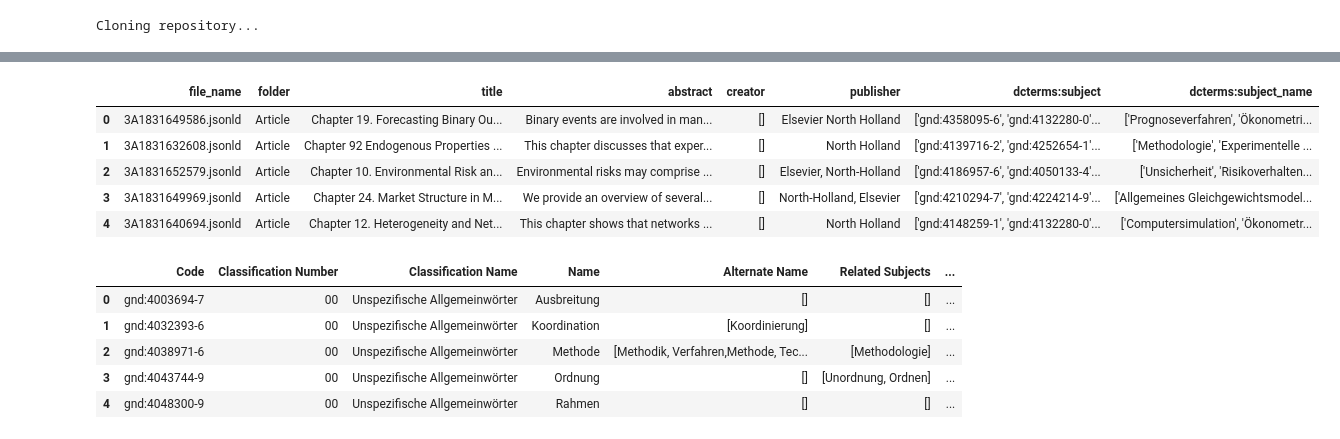
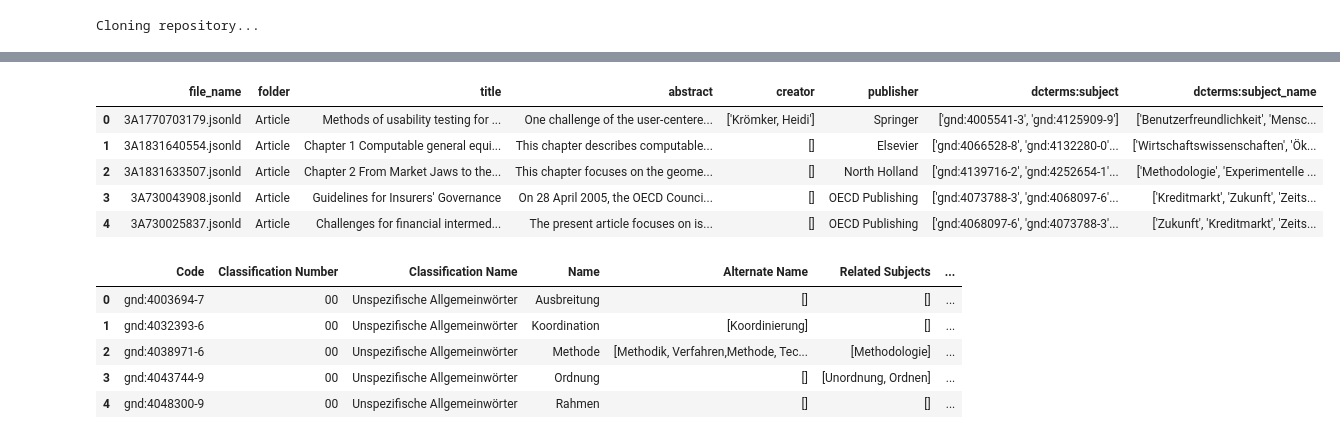
Before and after one commit to BehradSamimi/LLM-based-Automated-Subject-Tagging-for-a-National-Technical-Library, a Jupyter notebook: tibkat-preprocessing.ipynb, the cells around one changed output, grey strips where cells are left out. Saved outputs shown, nothing was run; the diff lists cells and outputs as text; code cells hidden in the pictures.

```diff
--- a/tibkat-preprocessing.ipynb
+++ b/tibkat-preprocessing.ipynb
@@ -123,13 +128,15 @@ df_train.head()
 # %%
-df_dev = pd.read_csv("tibkat_en_all-subjects_dev.csv")
+df_dev_en = pd.read_csv("tibkat_en_all-subjects_dev.csv")
+df_dev_de = pd.read_csv("tibkat_de_all-subjects_dev.csv")
+df_dev = pd.concat([df_dev_en, df_dev_de], ignore_index=True)
 df_dev.head()
 # %% [output]
 |  | file_name | folder | title | abstract | creator | publisher | dcterms:subject | dcterms:subject_name |
-| 0 | 3A1831649586.jsonld | Article | Chapter 19. Forecasting Binary Ou... | Binary events are involved in man... | [] | Elsevier North Holland | ['gnd:4358095-6', 'gnd:4132280-0'... | ['Prognoseverfahren', 'Ökonometri... |
-| 1 | 3A1831632608.jsonld | Article | Chapter 92 Endogenous Properties ... | This chapter discusses that exper... | [] | North Holland | ['gnd:4139716-2', 'gnd:4252654-1'... | ['Methodologie', 'Experimentelle ... |
-| 2 | 3A1831652579.jsonld | Article | Chapter 10. Environmental Risk an... | Environmental risks may comprise ... | [] | Elsevier, North-Holland | ['gnd:4186957-6', 'gnd:4050133-4'... | ['Unsicherheit', 'Risikoverhalten... |
-| 3 | 3A1831649969.jsonld | Article | Chapter 24. Market Structure in M... | We provide an overview of several... | [] | North-Holland, Elsevier | ['gnd:4210294-7', 'gnd:4224214-9'... | ['Allgemeines Gleichgewichtsmodel... |
-| 4 | 3A1831640694.jsonld | Article | Chapter 12. Heterogeneity and Net... | This chapter shows that networks ... | [] | North Holland | ['gnd:4148259-1', 'gnd:4132280-0'... | ['Computersimulation', 'Ökonometr... |
+| 0 | 3A1770703179.jsonld | Article | Methods of usability testing for ... | One challenge of the user-centere... | ['Krömker, Heidi'] | Springer | ['gnd:4005541-3', 'gnd:4125909-9'] | ['Benutzerfreundlichkeit', 'Mensc... |
+| 1 | 3A1831640554.jsonld | Article | Chapter 1 Computable general equi... | This chapter describes computable... | [] | Elsevier | ['gnd:4066528-8', 'gnd:4132280-0'... | ['Wirtschaftswissenschaften', 'Ök... |
+| 2 | 3A1831633507.jsonld | Article | Chapter 2 From Market Jaws to the... | This chapter focuses on the geome... | [] | North Holland | ['gnd:4139716-2', 'gnd:4252654-1'... | ['Methodologie', 'Experimentelle ... |
+| 3 | 3A730043908.jsonld | Article | Guidelines for Insurers' Governance | On 28 April 2005, the OECD Counci... | [] | OECD Publishing | ['gnd:4073788-3', 'gnd:4068097-6'... | ['Kreditmarkt', 'Zukunft', 'Zeits... |
+| 4 | 3A730025837.jsonld | Article | Challenges for financial intermed... | The present article focuses on is... | [] | OECD Publishing | ['gnd:4068097-6', 'gnd:4073788-3'... | ['Zukunft', 'Kreditmarkt', 'Zeits... |
 # %%
 import json
 import pandas as pd
```
Also changed, not shown: parts of 9 cells of this notebook.
